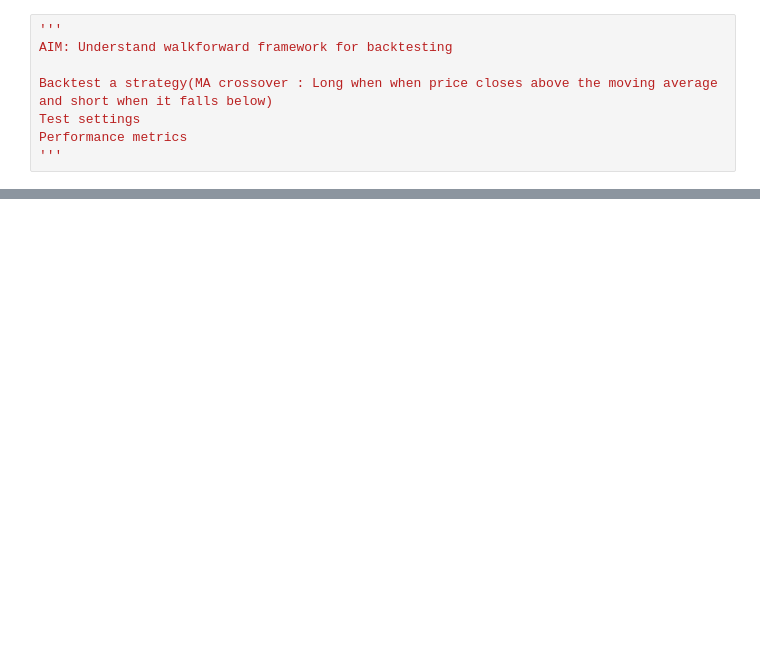
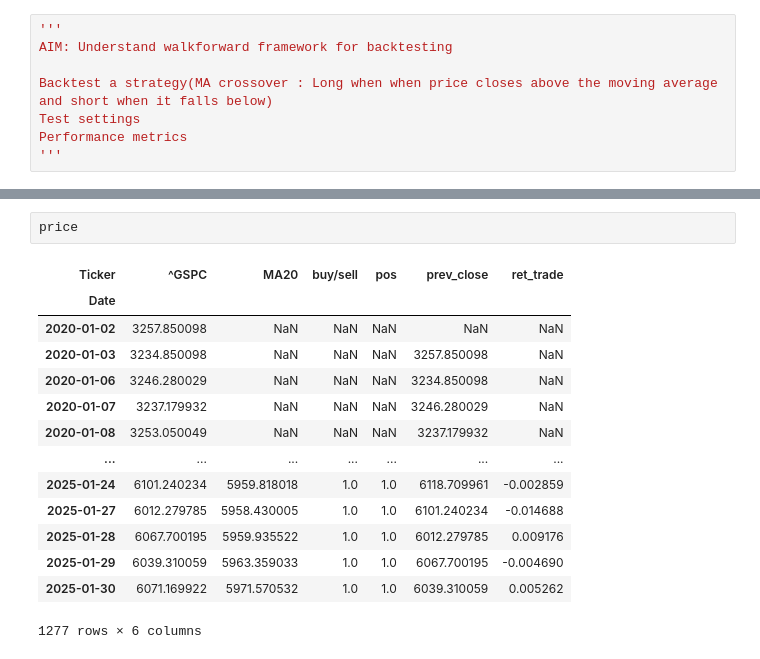
Before and after one commit to amanpoonia/SBeta_preparation, a Jupyter notebook: Backtesting/WF_fundamentals.ipynb, the cells around one changed output, grey strips where cells are left out. Drawn from its saved outputs; the diff is of its cells as text; blank space fills up the shorter version.

```diff
--- a/Backtesting/WF_fundamentals.ipynb
+++ b/Backtesting/WF_fundamentals.ipynb
@@ -71 +129,18 @@ Date
+# %%
+price
+# %% [output]
+| Ticker | ^GSPC | MA20 | buy/sell | pos | prev_close | ret_trade |
+| Date |  |  |  |  |  |  |
+| 2020-01-02 | 3257.850098 | NaN | NaN | NaN | NaN | NaN |
+| 2020-01-03 | 3234.850098 | NaN | NaN | NaN | 3257.850098 | NaN |
+| 2020-01-06 | 3246.280029 | NaN | NaN | NaN | 3234.850098 | NaN |
+| 2020-01-07 | 3237.179932 | NaN | NaN | NaN | 3246.280029 | NaN |
+| 2020-01-08 | 3253.050049 | NaN | NaN | NaN | 3237.179932 | NaN |
+| ... | ... | ... | ... | ... | ... | ... |
+| 2025-01-24 | 6101.240234 | 5959.818018 | 1.0 | 1.0 | 6118.709961 | -0.002859 |
+| 2025-01-27 | 6012.279785 | 5958.430005 | 1.0 | 1.0 | 6101.240234 | -0.014688 |
+| 2025-01-28 | 6067.700195 | 5959.935522 | 1.0 | 1.0 | 6012.279785 | 0.009176 |
+| 2025-01-29 | 6039.310059 | 5963.359033 | 1.0 | 1.0 | 6067.700195 | -0.004690 |
+| 2025-01-30 | 6071.169922 | 5971.570532 | 1.0 | 1.0 | 6039.310059 | 0.005262 |
+1277 rows × 6 columns
 # %%
```
Also changed, not shown: parts of 10 cells of this notebook.
